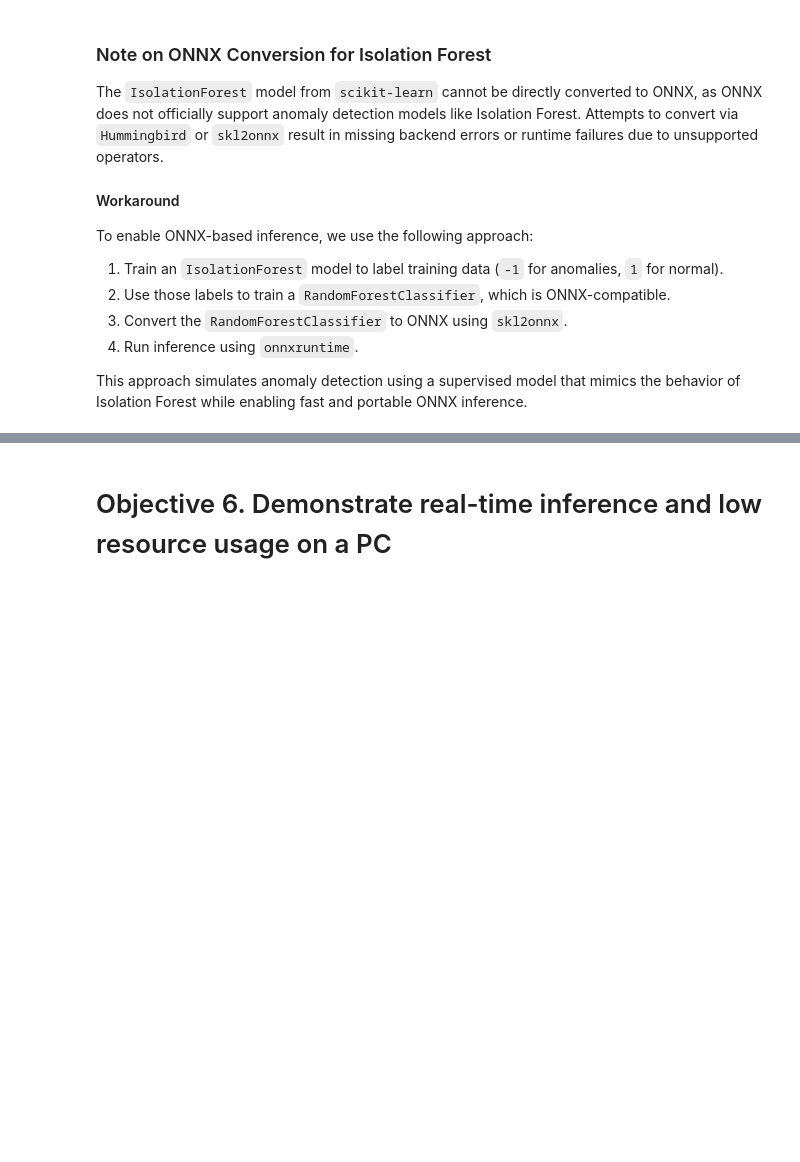
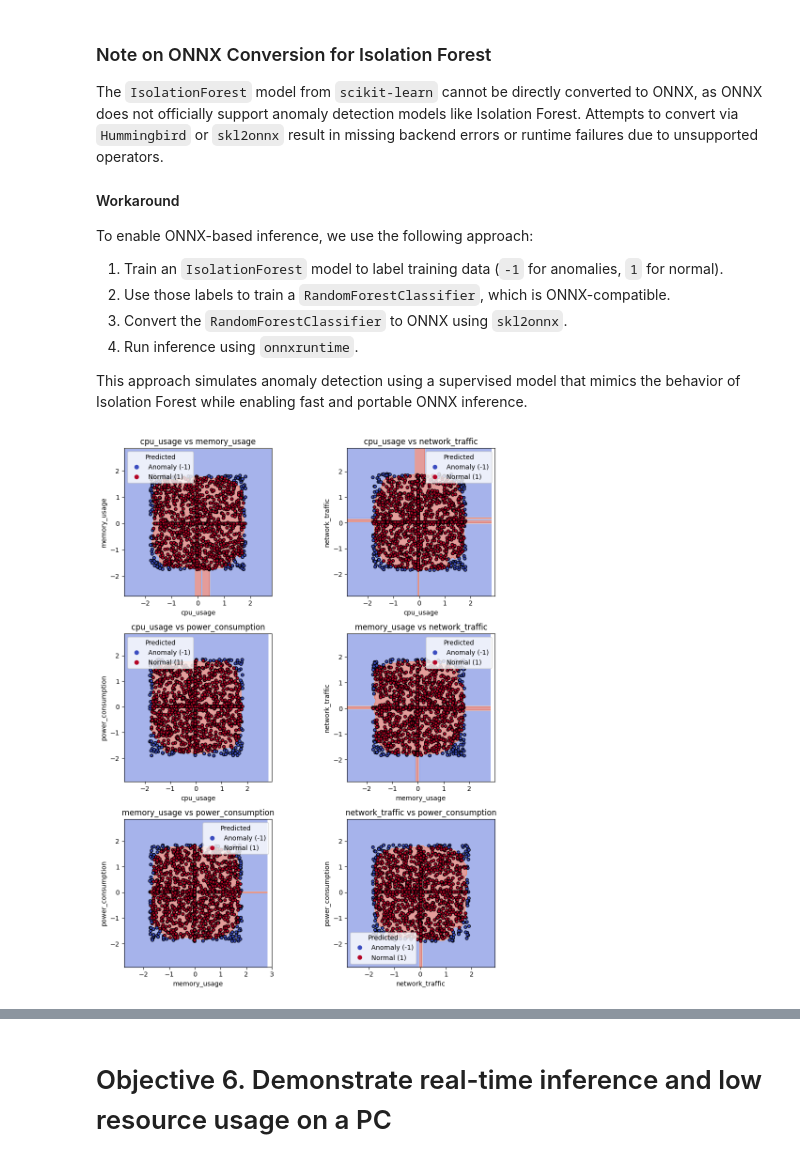
Before and after one commit to SeahChenKhoon/edge-telemetry-anomaly-detection, a Jupyter notebook: src/EDA.ipynb, the cells around one changed output, grey strips where cells are left out. Cells and saved outputs as stored; diff of their text form; code cells hidden in the pictures; blank space fills up the shorter version.

```diff
--- a/src/EDA.ipynb
+++ b/src/EDA.ipynb
@@ -772,8 +770,67 @@ To enable ONNX-based inference, we use the following approach:
 This approach simulates anomaly detection using a supervised model that mimics the behavior of Isolation Forest while enabling fast and portable ONNX inference.
 # %%
 # Generate labels using IsolationForest
-isf = IsolationForest(contamination=0.1, random_state=42)
-isf.fit(X_train)
+isolation_model = IsolationForest(contamination=0.1, random_state=42)
+isolation_model.fit(X_train)
 
 # Use it to label data: -1 = anomaly, 1 = normal
-y_pseudo = isf.predict(X_train)
+y_train = isolation_model.predict(X_train)
+y_val = isolation_model.predict(X_val)
+y_test = isolation_model.predict(X_test)
+# %%
+# Only first 4 features
+feature_indices = list(range(min(4, X_train.shape[1])))
+pairs = list(combinations(feature_indices, 2))
+n_plots = len(pairs)
+
+# Determine subplot grid shape
+n_cols = 2
+n_rows = (n_plots + 1) // n_cols
+
+fig, axs = plt.subplots(n_rows, n_cols, figsize=(10, 4 * n_rows))
+axs = axs.flatten()
+
+for idx, (i, j) in enumerate(pairs):
+    X_pair = X_train.iloc[:, [i, j]]
+    ax = axs[idx]
+
+    # Fit Isolation Forest on 2D subset
+    iso_model_2d = IsolationForest(contamination=0.1, random_state=42)
+    iso_model_2d.fit(X_pair)
+    y_pred_2d = iso_model_2d.predict(X_pair)
+
+    # Plot decision boundary
+    disp = DecisionBoundaryDisplay.from_estimator(
+        iso_model_2d,
+        X_pair,
+        response_method="predict",
+        alpha=0.5,
+        cmap="coolwarm",
+        ax=ax
+    )
+
+    scatter = ax.scatter(
+        X_pair.iloc[:, 0],
+        X_pair.iloc[:, 1],
+        c=y_pred_2d,
+        s=20,
+        edgecolor="k",
+        cmap="coolwarm"
+    )
+
+    ax.set_title(f"{X_train.columns[i]} vs {X_train.columns[j]}")
+    ax.set_xlabel(X_train.columns[i])
+    ax.set_ylabel(X_train.columns[j])
+    ax.axis("square")
+
+    handles, labels = scatter.legend_elements()
+    ax.legend(handles=handles, labels=["Anomaly (-1)", "Normal (1)"], title="Predicted")
+
+# Hide unused subplots if any
+for ax in axs[len(pairs):]:
+    ax.axis("off")
+
+plt.tight_layout()
+plt.show()
+# %% [output]
+[figure, added]
```
Also changed, not shown: parts of 10 cells of this notebook.
